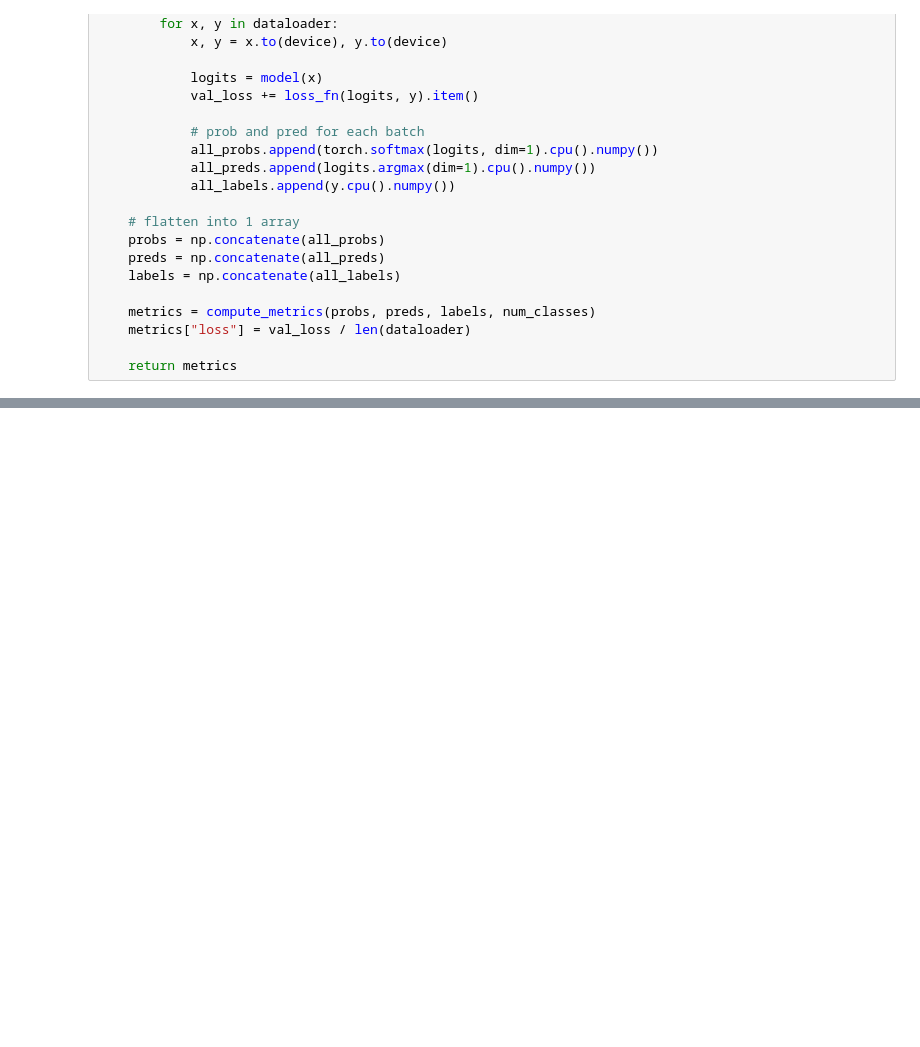
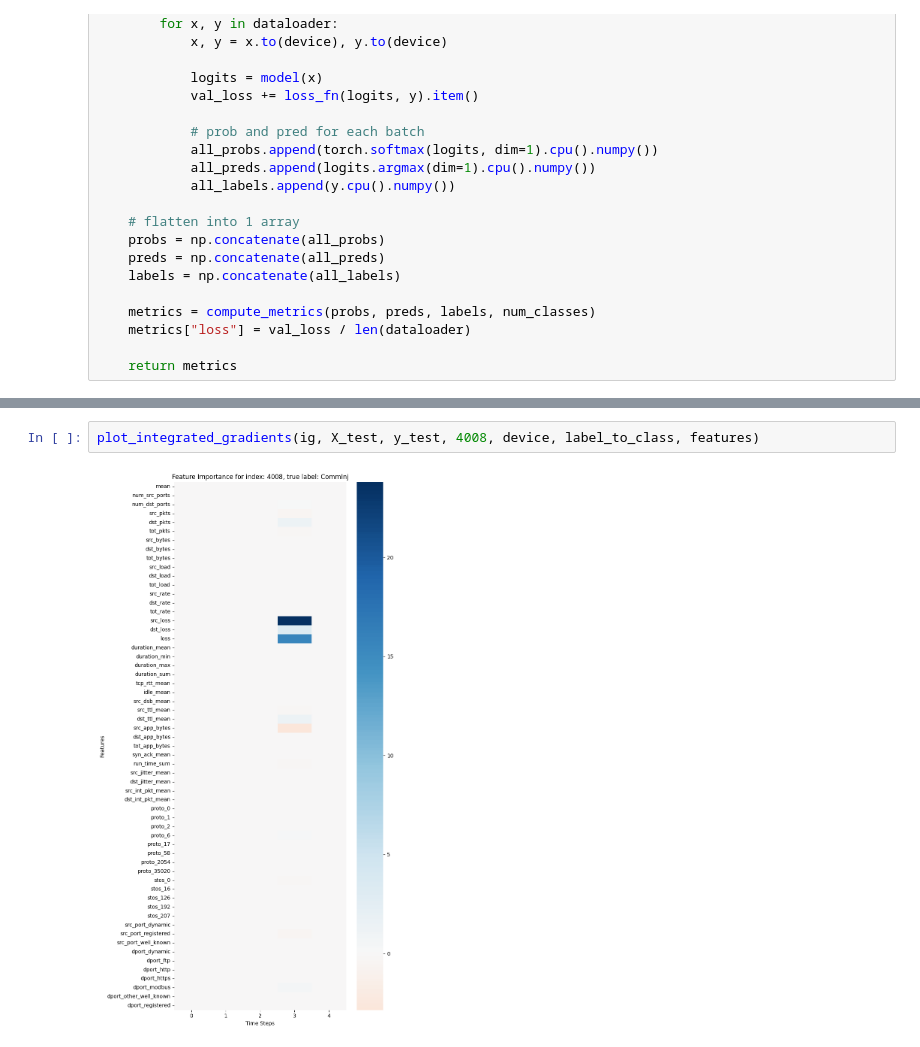
Before and after one commit to yjiahao/network-traffic-classification, a Jupyter notebook: src/model/cnn.ipynb, the cells around one changed output, grey strips where cells are left out. Saved outputs shown, nothing was run; the diff lists cells and outputs as text; blank space fills up the shorter version.

```diff
--- a/src/model/cnn.ipynb
+++ b/src/model/cnn.ipynb
@@ -310,0 +431,4 @@ weighted avg     0.9992    0.9975    0.9982     47364
+# %%
+plot_integrated_gradients(ig, X_test, y_test, 4008, device, label_to_class, features)
+# %% [output]
+[figure, added]
```
Also changed, not shown: parts of 12 cells of this notebook.
